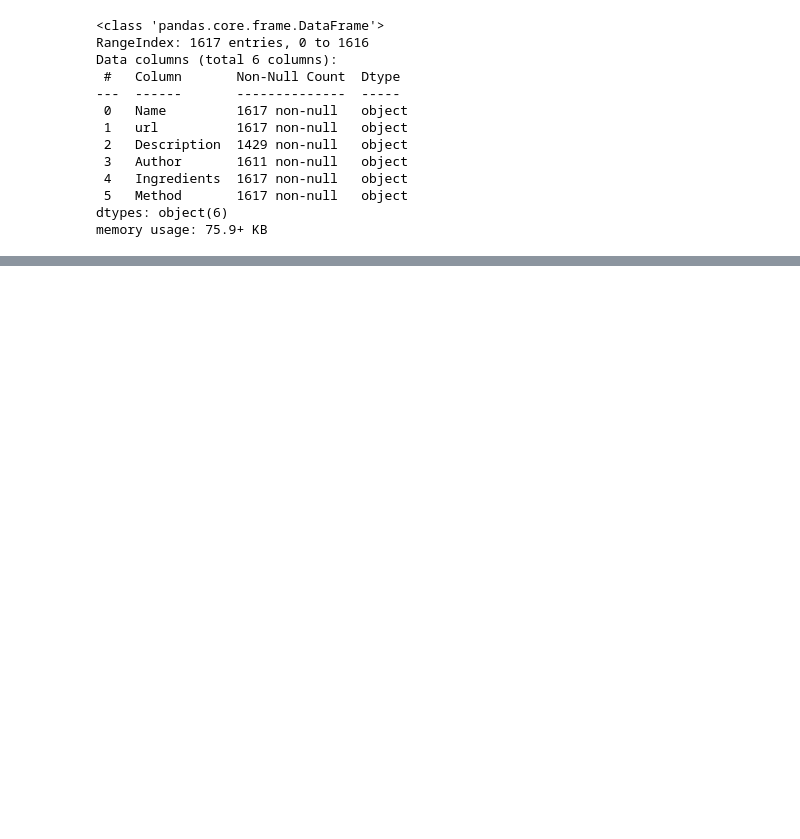
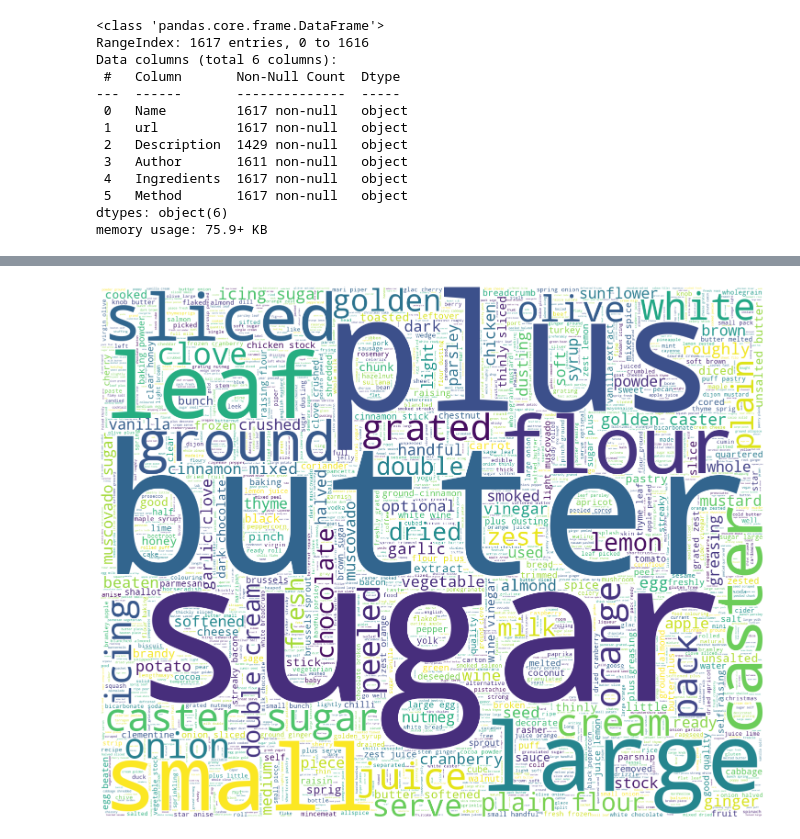
Before and after one commit to nanzn/coursera-creating-a-wordcloud-using-nlp-and-tf-idf-in-python, a Jupyter notebook: code_empty.ipynb, the cells around one changed output, grey strips where cells are left out. Saved outputs shown, nothing was run; the diff lists cells and outputs as text; code cells hidden in the pictures; blank space fills up the shorter version.

```diff
--- a/code_empty.ipynb
+++ b/code_empty.ipynb
@@ -70,0 +118,7 @@ Name: Ingredients, dtype: object
+# %%
+vectorizer = TfidfVectorizer(tokenizer=tokenize_document,
+                             ngram_range=((1, 2)),
+                             stop_words=stop,
+                             strip_accents='unicode')
+# %%
+tdm = vectorizer.fit_transform(data['Ingredients'])
@@ -70,0 +127,3 @@ Name: Ingredients, dtype: object
+# %%
+tfidf_weights = [(word, tdm.getcol(idx).sum())
+                 for word, idx in vectorizer.vocabulary_.items()]
@@ -70,0 +143,13 @@ Name: Ingredients, dtype: object
+# %%
+w = WordCloud(width=1500,
+              height=1200,
+              mode='RGBA',
+              background_color='white',
+              max_words=2000).fit_words(dict(tfidf_weights))
+# %%
+plt.figure(figsize=(20, 15))
+plt.imshow(w)
+plt.axis('off')
+plt.savefig('recipes_wordcord.png')
+# %% [output]
+[figure, added]
```
Also changed, not shown: parts of 21 cells of this notebook.
